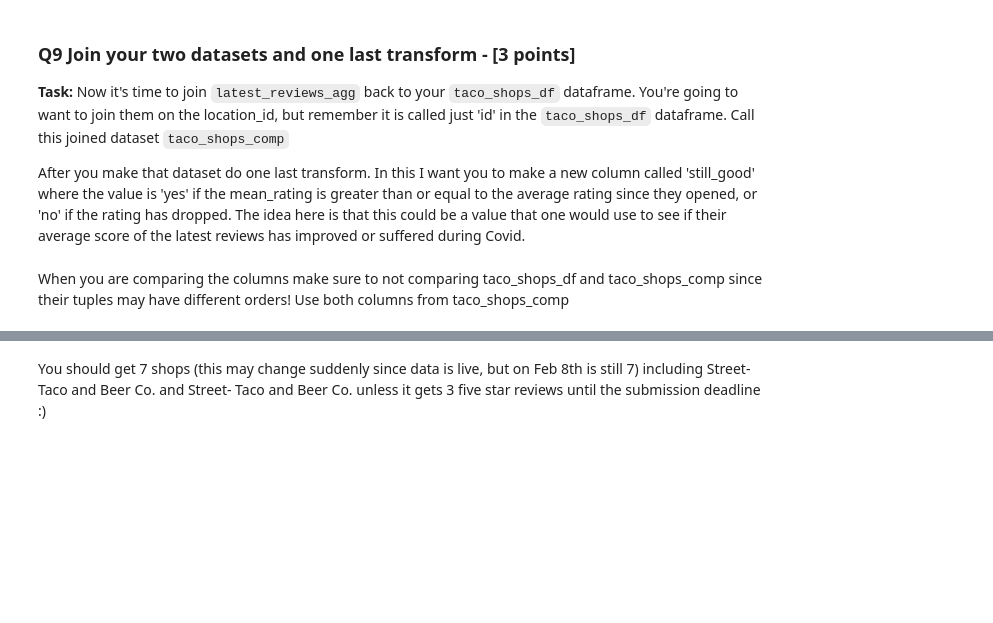
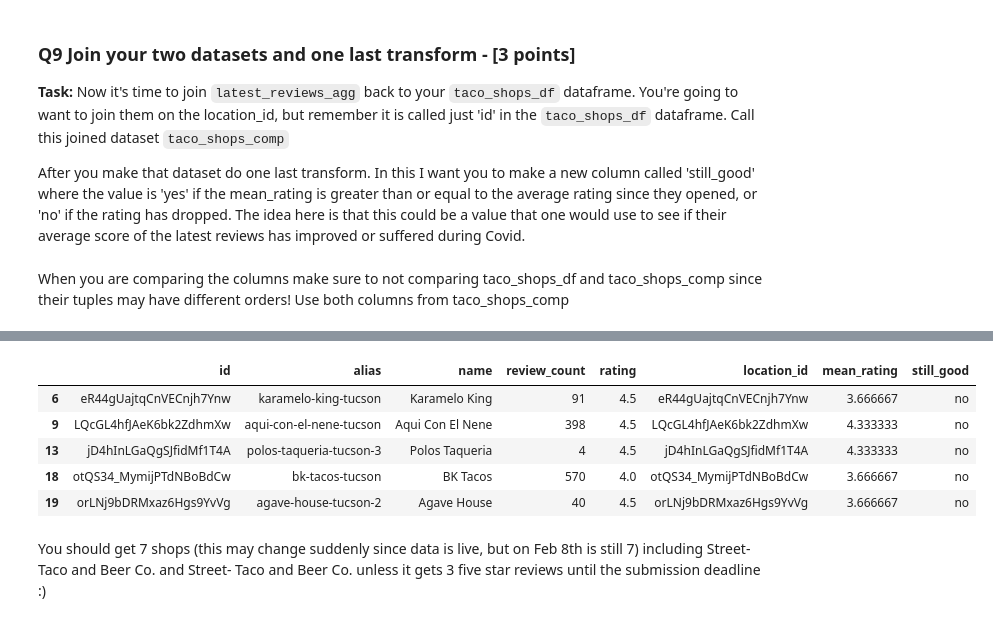
Before and after one commit to alostmathematician/ISTA-366, a Jupyter notebook: ISTA_322_Fa23_HW2_part_2_qin_xu.ipynb, the cells around one changed output, grey strips where cells are left out. Saved outputs shown, nothing was run; the diff lists cells and outputs as text; code cells hidden in the pictures; blank space fills up the shorter version.

```diff
--- a/ISTA_322_Fa23_HW2_part_2_qin_xu.ipynb
+++ b/ISTA_322_Fa23_HW2_part_2_qin_xu.ipynb
@@ -139,6 +222,14 @@ When you are comparing the columns make sure to not comparing taco_shops_df and
 # %%
 # So, do any locations have a lower average in their last three reviews compared to their average overall score?
-...
+last_three_lower = taco_shops_comp[taco_shops_comp['still_good'] == 'no']
+last_three_lower
 ## Q9  Your code ends here - Any code outside of these start/end markers won't be graded
+# %% [output]
+|  | id | alias | name | review_count | rating | location_id | mean_rating | still_good |
+| 6 | eR44gUajtqCnVECnjh7Ynw | karamelo-king-tucson | Karamelo King | 91 | 4.5 | eR44gUajtqCnVECnjh7Ynw | 3.666667 | no |
+| 9 | LQcGL4hfJAeK6bk2ZdhmXw | aqui-con-el-nene-tucson | Aqui Con El Nene | 398 | 4.5 | LQcGL4hfJAeK6bk2ZdhmXw | 4.333333 | no |
+| 13 | jD4hInLGaQgSJfidMf1T4A | polos-taqueria-tucson-3 | Polos Taqueria | 4 | 4.5 | jD4hInLGaQgSJfidMf1T4A | 4.333333 | no |
+| 18 | otQS34_MymijPTdNBoBdCw | bk-tacos-tucson | BK Tacos | 570 | 4.0 | otQS34_MymijPTdNBoBdCw | 3.666667 | no |
+| 19 | orLNj9bDRMxaz6Hgs9YvVg | agave-house-tucson-2 | Agave House | 40 | 4.5 | orLNj9bDRMxaz6Hgs9YvVg | 3.666667 | no |
 # %% [markdown]
 You should get 7 shops (this may change suddenly since data is live, but on Feb 8th is still 7) including Street- Taco and Beer Co. and Street- Taco and Beer Co. unless it gets 3 five star reviews until the submission deadline :)
```
Also changed, not shown: parts of 15 cells of this notebook.
